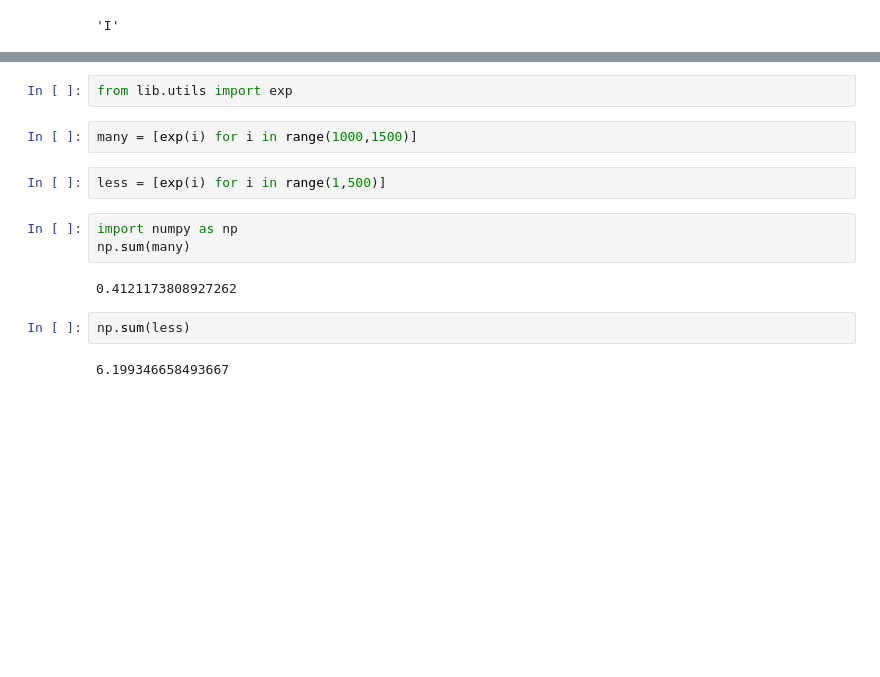
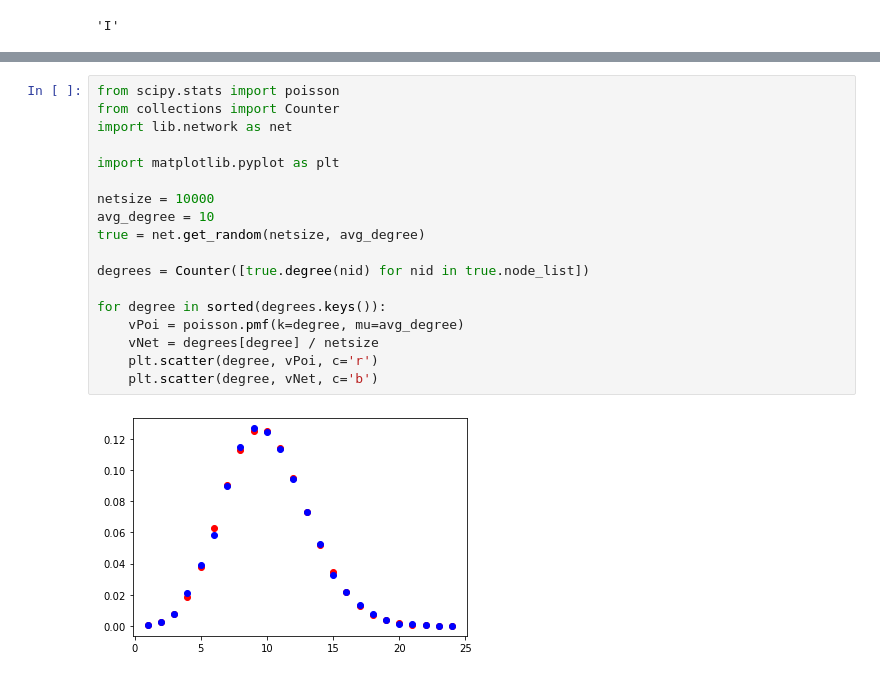
Before and after one commit to andrei-rusu/contact-tracing-model, a Jupyter notebook: RandomExp.ipynb, the cells around one changed output, grey strips where cells are left out. Cells and saved outputs as stored; diff of their text form; blank space fills up the shorter version.

```diff
--- a/RandomExp.ipynb
+++ b/RandomExp.ipynb
@@ -580,15 +544,20 @@ EdgeDataView([(1, 2, {'weight': 45})])
-# %%
-from lib.utils import exp
-# %%
-many = [exp(i) for i in range(1000,1500)]
-# %%
-less = [exp(i) for i in range(1,500)]
-# %%
-import numpy as np
-np.sum(many)
-# %% [output]
-0.4121173808927262
-# %%
-np.sum(less)
-# %% [output]
-6.199346658493667
+# %%
+from scipy.stats import poisson
+from collections import Counter
+import lib.network as net
+
+import matplotlib.pyplot as plt
+
+netsize = 10000
+avg_degree = 10
+true = net.get_random(netsize, avg_degree)
+
+degrees = Counter([true.degree(nid) for nid in true.node_list])
+
+for degree in sorted(degrees.keys()):
+    vPoi = poisson.pmf(k=degree, mu=avg_degree)
+    vNet = degrees[degree] / netsize
+    plt.scatter(degree, vPoi, c='r')
+    plt.scatter(degree, vNet, c='b')
+# %% [output]
+[figure, added]
```
Also changed, not shown: parts of 23 cells of this notebook, 8 other files.
